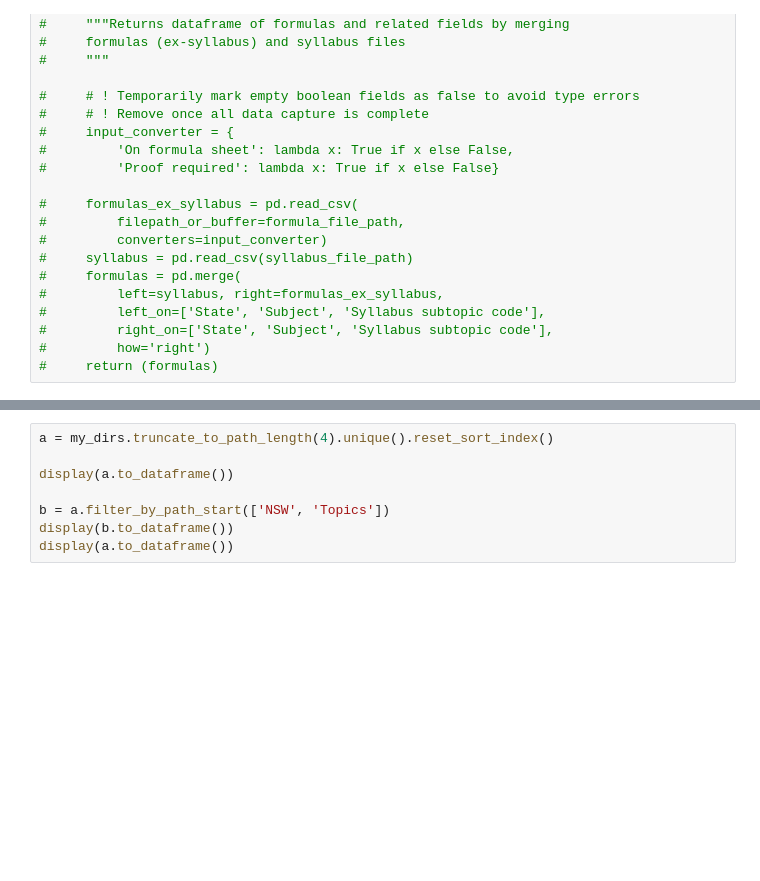
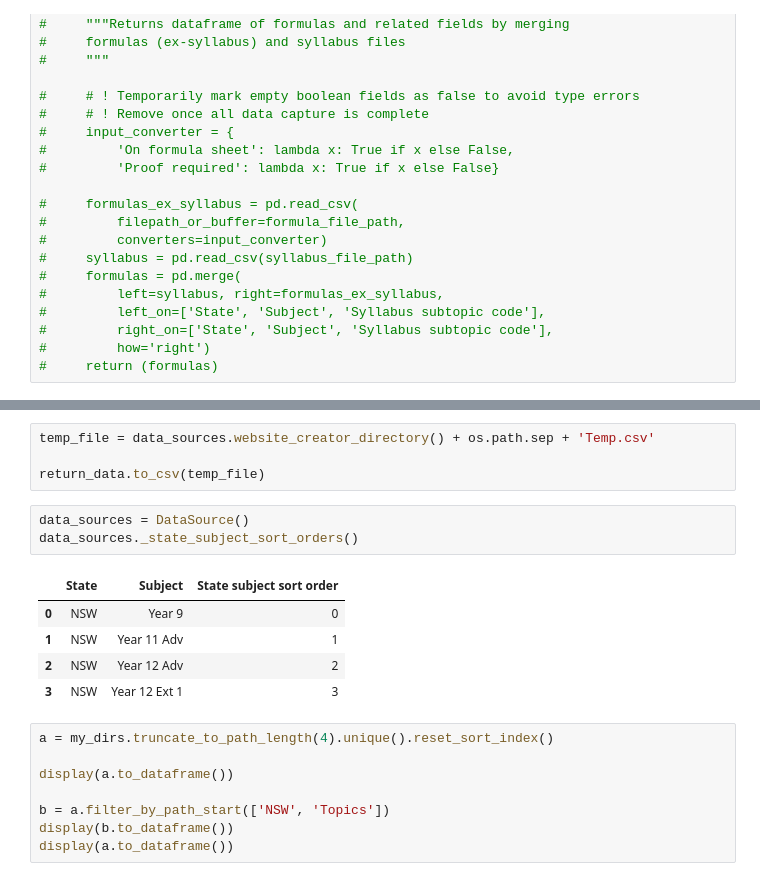
Before and after one commit to charl-potgieter/AustralianSchoolMaths, a Jupyter notebook: WebsiteCreator/caller.ipynb, the cells around one changed output, grey strips where cells are left out. Drawn from its saved outputs; the diff is of its cells as text; blank space fills up the shorter version.

Commit message:
formulas_to_class wip 18 add cumulative formulas Data Source

```diff
--- a/WebsiteCreator/caller.ipynb
+++ b/WebsiteCreator/caller.ipynb
@@ -78,3 +88,16 @@ my_formulas._formula_data
+# %%
+temp_file = data_sources.website_creator_directory() + os.path.sep + 'Temp.csv'
+
+return_data.to_csv(temp_file)
+# %%
+data_sources = DataSource()
+data_sources._state_subject_sort_orders()
+# %% [output]
+|  | State | Subject | State subject sort order |
+| 0 | NSW | Year 9 | 0 |
+| 1 | NSW | Year 11 Adv | 1 |
+| 2 | NSW | Year 12 Adv | 2 |
+| 3 | NSW | Year 12 Ext 1 | 3 |
 # %%
 a = my_dirs.truncate_to_path_length(4).unique().reset_sort_index()
 
```
Also changed, not shown: parts of 3 cells of this notebook, 2 other files.
